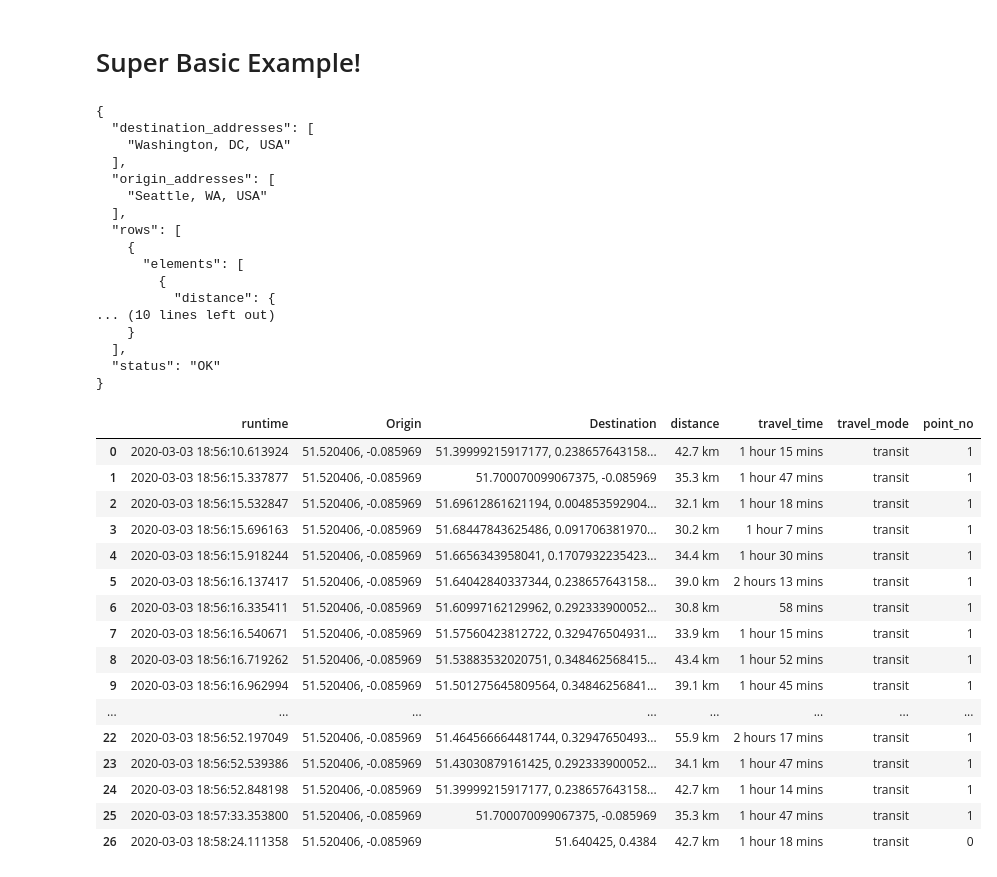
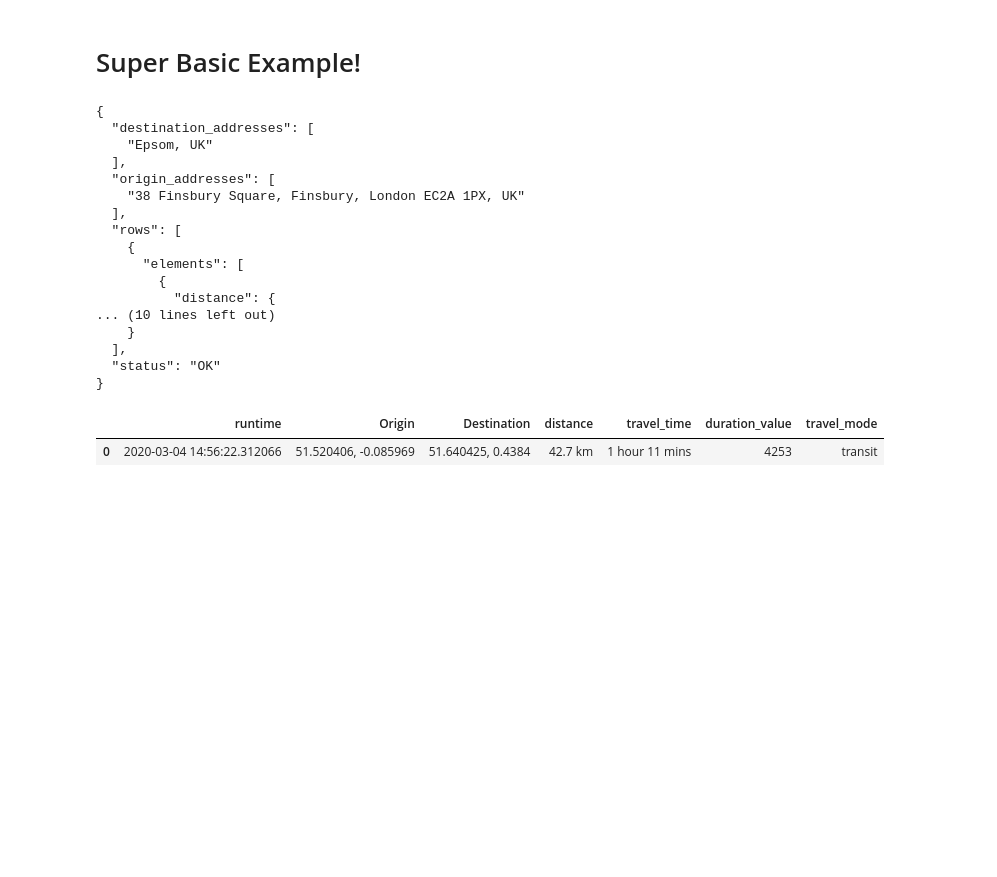
Before and after one commit to Cronino/GA-Maps-Project, a Jupyter notebook: GA Distance Project.ipynb, the cells around one changed output. Saved outputs shown, nothing was run; the diff lists cells and outputs as text; code cells hidden in the pictures; blank space fills up the shorter version.

```diff
--- a/GA Distance Project.ipynb
+++ b/GA Distance Project.ipynb
@@ -33,8 +33,8 @@ import polyline
 
 API_KEY = open('API_key.txt','r').read()
 
-Origin = 'Seattle'
-Destination = 'Washington DC'
+Origin = 'Monzo, Finsbury Square'
+Destination = 'Epsom'
 travel_mode = 'transit'
 
 google_url = 'https://maps.googleapis.com/maps/api/distancematrix/json?origins=' + Origin + '&destinations=' + Destination + '&key=' + API_KEY + '&mode=' +travel_mode
@@ -45,10 +45,10 @@ print(json.dumps(google_json, indent=2))
 # %% [output]
 {
   "destination_addresses": [
-    "Washington, DC, USA"
+    "Epsom, UK"
   ],
   "origin_addresses": [
-    "Seattle, WA, USA"
+    "38 Finsbury Square, Finsbury, London EC2A 1PX, UK"
   ],
   "rows": [
     {
@@ -117,25 +130,10 @@ def distance_api(start_lat, start_lon, travel_mode, end_lat, end_lon, rebuild_ta
 
     return (logging_table)
 # %%
-distance_api(start_lat= 51.520406,start_lon= -0.085969, travel_mode= 'transit', end_lat= 51.640425, end_lon= 0.4384, rebuild_table = False)
+#distance_api(start_lat= 51.520406,start_lon= -0.085969, travel_mode= 'transit', end_lat= 51.640425, end_lon= 0.4384, rebuild_table = True)
 # %% [output]
-|  | runtime | Origin | Destination | distance | travel_time | travel_mode | point_no |
-| 0 | 2020-03-03 18:56:10.613924 | 51.520406, -0.085969 | 51.39999215917177, 0.238657643158... | 42.7 km | 1 hour 15 mins | transit | 1 |
-| 1 | 2020-03-03 18:56:15.337877 | 51.520406, -0.085969 | 51.700070099067375, -0.085969 | 35.3 km | 1 hour 47 mins | transit | 1 |
-| 2 | 2020-03-03 18:56:15.532847 | 51.520406, -0.085969 | 51.69612861621194, 0.004853592904... | 32.1 km | 1 hour 18 mins | transit | 1 |
-| 3 | 2020-03-03 18:56:15.696163 | 51.520406, -0.085969 | 51.68447843625486, 0.091706381970... | 30.2 km | 1 hour 7 mins | transit | 1 |
-| 4 | 2020-03-03 18:56:15.918244 | 51.520406, -0.085969 | 51.6656343958041, 0.1707932235423... | 34.4 km | 1 hour 30 mins | transit | 1 |
-| 5 | 2020-03-03 18:56:16.137417 | 51.520406, -0.085969 | 51.64042840337344, 0.238657643158... | 39.0 km | 2 hours 13 mins | transit | 1 |
-| 6 | 2020-03-03 18:56:16.335411 | 51.520406, -0.085969 | 51.60997162129962, 0.292333900052... | 30.8 km | 58 mins | transit | 1 |
-| 7 | 2020-03-03 18:56:16.540671 | 51.520406, -0.085969 | 51.57560423812722, 0.329476504931... | 33.9 km | 1 hour 15 mins | transit | 1 |
-| 8 | 2020-03-03 18:56:16.719262 | 51.520406, -0.085969 | 51.53883532020751, 0.348462568415... | 43.4 km | 1 hour 52 mins | transit | 1 |
-| 9 | 2020-03-03 18:56:16.962994 | 51.520406, -0.085969 | 51.501275645809564, 0.34846256841... | 39.1 km | 1 hour 45 mins | transit | 1 |
-| ... | ... | ... | ... | ... | ... | ... | ... |
-| 22 | 2020-03-03 18:56:52.197049 | 51.520406, -0.085969 | 51.464566664481744, 0.32947650493... | 55.9 km | 2 hours 17 mins | transit | 1 |
-| 23 | 2020-03-03 18:56:52.539386 | 51.520406, -0.085969 | 51.43030879161425, 0.292333900052... | 34.1 km | 1 hour 47 mins | transit | 1 |
-| 24 | 2020-03-03 18:56:52.848198 | 51.520406, -0.085969 | 51.39999215917177, 0.238657643158... | 42.7 km | 1 hour 14 mins | transit | 1 |
-| 25 | 2020-03-03 18:57:33.353800 | 51.520406, -0.085969 | 51.700070099067375, -0.085969 | 35.3 km | 1 hour 47 mins | transit | 1 |
-| 26 | 2020-03-03 18:58:24.111358 | 51.520406, -0.085969 | 51.640425, 0.4384 | 42.7 km | 1 hour 18 mins | transit | 0 |
+|  | runtime | Origin | Destination | distance | travel_time | duration_value | travel_mode |
+| 0 | 2020-03-04 14:56:22.312066 | 51.520406, -0.085969 | 51.640425, 0.4384 | 42.7 km | 1 hour 11 mins | 4253 | transit |
 # %%
 import math
 
```
Also changed, not shown: parts of 14 cells of this notebook, 4 other files.
